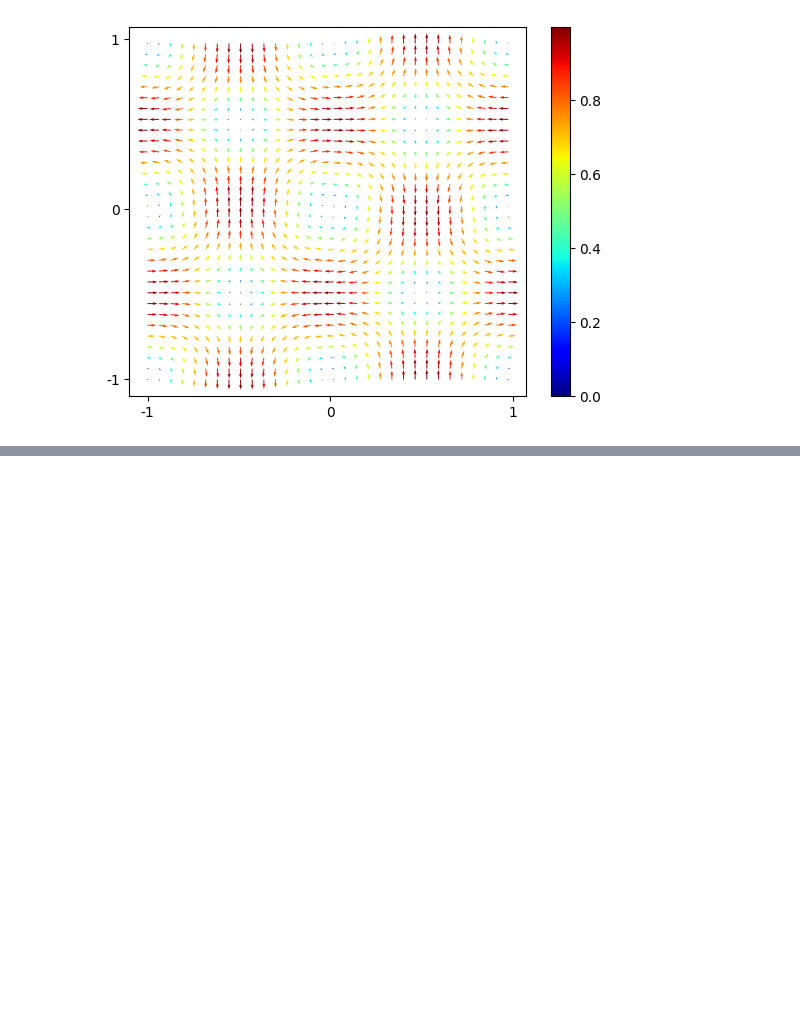
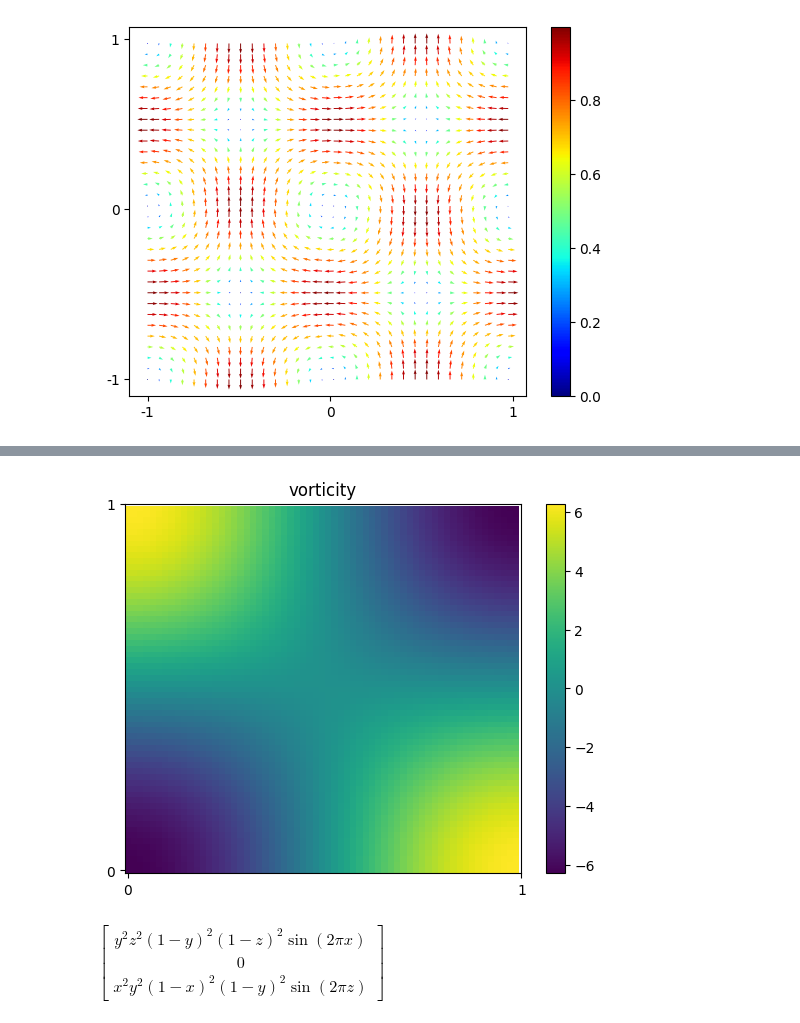
Before and after one commit to markusrenoldner/MEHCscheme, a Jupyter notebook: scripts/taylorgreen.ipynb, the cells around one changed output, grey strips where cells are left out. Cells and saved outputs as stored; diff of their text form; code cells hidden in the pictures; blank space fills up the shorter version.

```diff
--- a/scripts/taylorgreen.ipynb
+++ b/scripts/taylorgreen.ipynb
@@ -42,0 +62,40 @@ plt.show()
+# %%
+import numpy as np
+import matplotlib.pyplot as plt
+
+x = np.arange(0,1, 0.05/np.pi)
+y = np.arange(0,1, 0.05/np.pi)
+X, Y = np.meshgrid(x, y)
+ux,uy = np.array([np.cos(X*np.pi)*np.sin(Y*np.pi),
+                 -np.sin(X*np.pi)*np.cos(Y*np.pi)])
+
+curl = -2*np.pi*np.cos(np.pi*X)*np.cos(np.pi*Y)
+
+plt.title("vorticity")
+plt.pcolormesh(X,Y, curl)
+plt.colorbar()
+plt.xticks(np.arange(0, 1+0.01, 1), ['0','1'])
+plt.yticks(np.arange(0, 1+0.01, 1), ['0','1'])
+# plt.colorbar(cmap=plt.cm.jet)
+plt.show()
+# %% [output]
+[figure, added]
+# %%
+from sympy import *
+
+x,y,z = symbols('x y z')
+
+X = Matrix([[x],[y],[z]])
+
+psi = zeros(3,1)
+psi[0] = sin(2*pi*x)*y**2*(1-y)**2*z**2*(1-z)**2
+psi[2] = x**2*(1-x)**2*y**2*(1-y)**2*sin(2*pi*z)
+
+curl_psi = zeros(3,1)
+curl_psi[0] = diff(psi[2],X[1]) - diff(psi[1],X[2])
+curl_psi[1] = diff(psi[0],X[2]) - diff(psi[2],X[0])
+curl_psi[2] = diff(psi[1],X[0]) - diff(psi[0],X[1])
+
+psi
+# %% [output]
+$\displaystyle \left[\begin{matrix}y^{2} z^{2} \left(1 - y\right)^{2} \left(1 - z\right)^{2} \sin{\left(2 \pi x \right)}\\0\\x^{2} y^{2} \left(1 - x\right)^{2} \left(1 - y\right)^{2} \sin{\left(2 \pi z \right)}\end{matrix}\right]$
```
Also changed, not shown: parts of 4 cells of this notebook.
